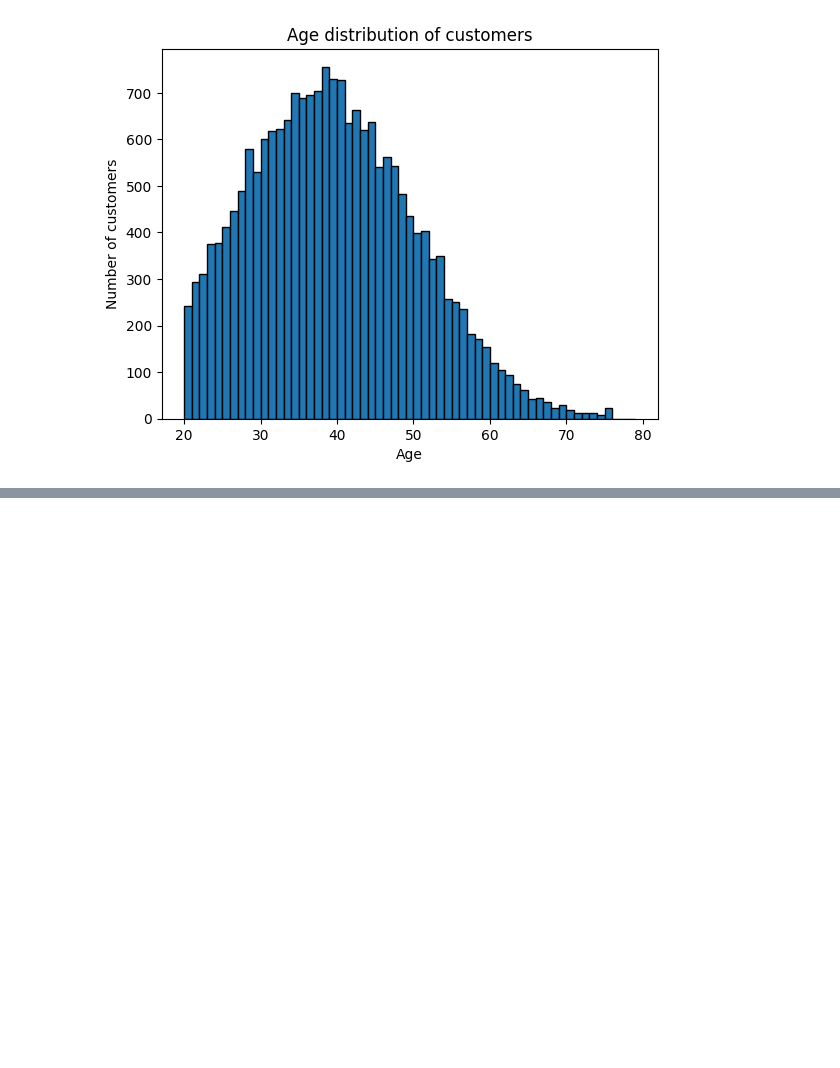
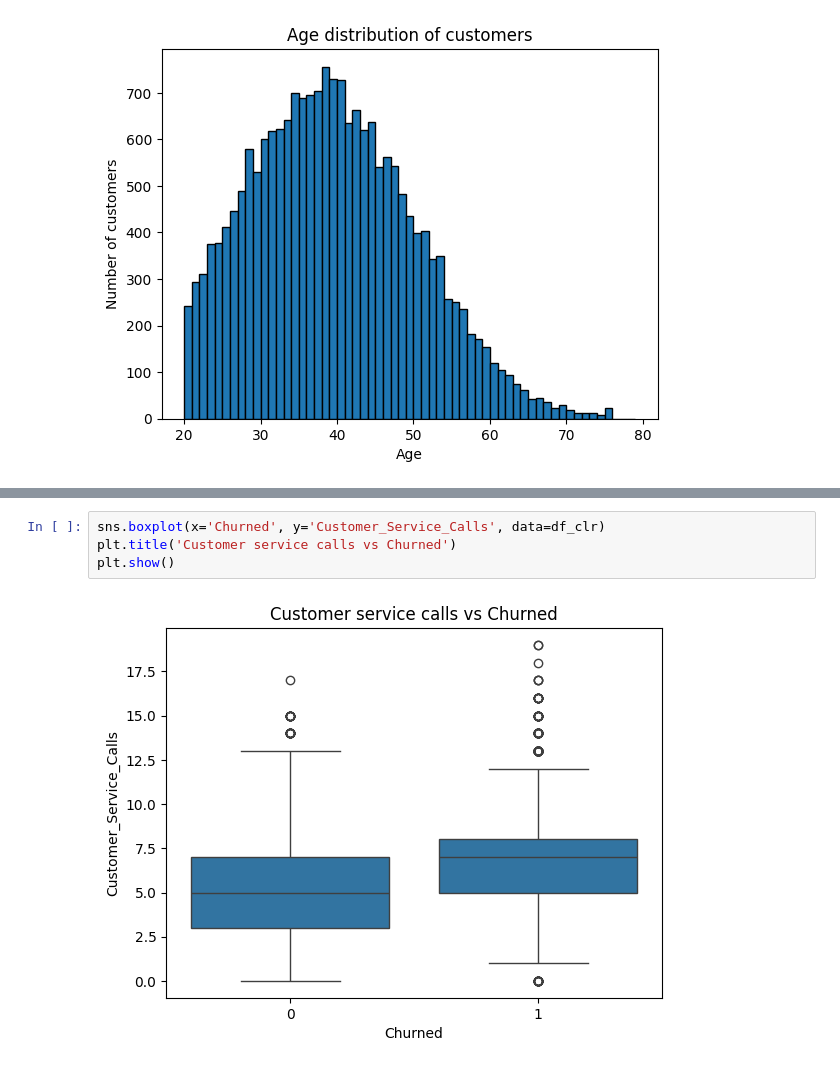
Before and after one commit to Playdovsky/customer-classification-model, a Jupyter notebook: customer-classification.ipynb, the cells around one changed output, grey strips where cells are left out. Saved outputs shown, nothing was run; the diff lists cells and outputs as text; blank space fills up the shorter version.

```diff
--- a/customer-classification.ipynb
+++ b/customer-classification.ipynb
@@ -212,0 +216,6 @@ plt.show()
+# %%
+sns.boxplot(x='Churned', y='Customer_Service_Calls', data=df_clr)
+plt.title('Customer service calls vs Churned')
+plt.show()
+# %% [output]
+[figure, added]
```
Also changed, not shown: parts of 5 cells of this notebook.
